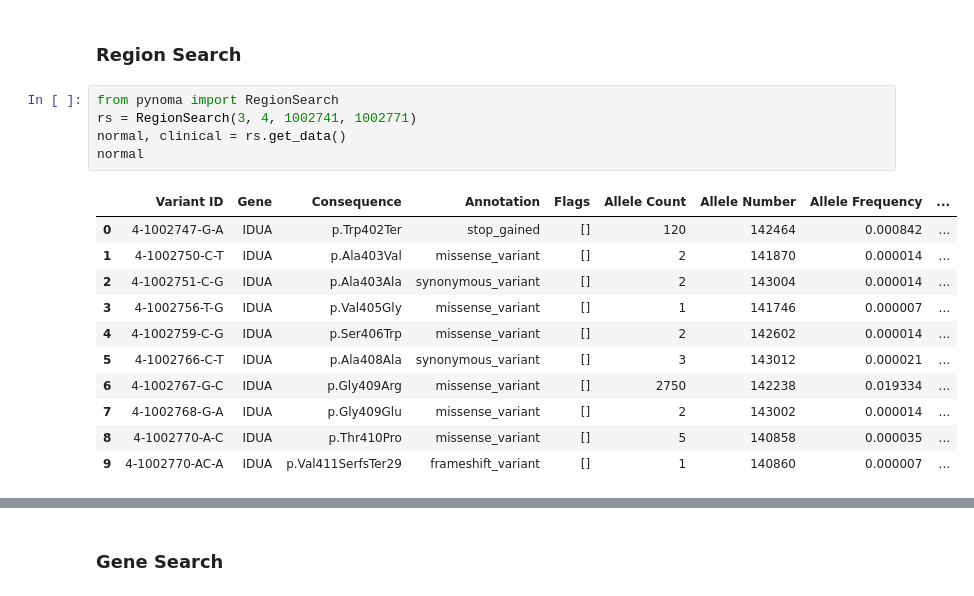
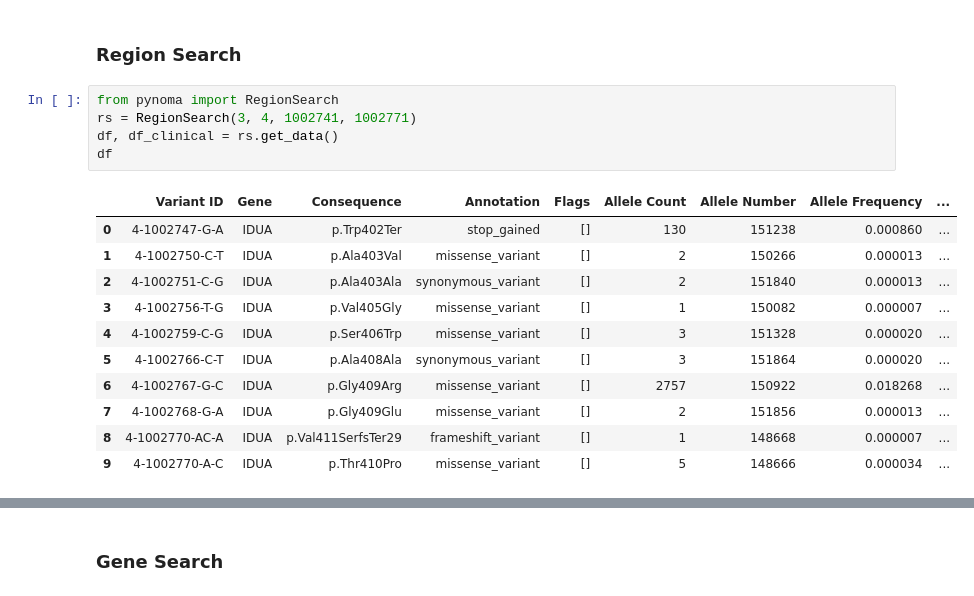
Before and after one commit to bioinfo-hcpa/pynoma, a Jupyter notebook: notebooks/tests.ipynb, the cells around one changed output, grey strips where cells are left out. Cells and saved outputs as stored; diff of their text form.

```diff
--- a/notebooks/tests.ipynb
+++ b/notebooks/tests.ipynb
@@ -3,17 +3,17 @@
 # %%
 from pynoma import RegionSearch
 rs = RegionSearch(3, 4, 1002741, 1002771)
-normal, clinical = rs.get_data()
-normal
+df, df_clinical = rs.get_data()
+df
 # %% [output]
 |  | Variant ID | Gene | Consequence | Annotation | Flags | Allele Count | Allele Number | Allele Frequency | ... |
-| 0 | 4-1002747-G-A | IDUA | p.Trp402Ter | stop_gained | [] | 120 | 142464 | 0.000842 | ... |
-| 1 | 4-1002750-C-T | IDUA | p.Ala403Val | missense_variant | [] | 2 | 141870 | 0.000014 | ... |
-| 2 | 4-1002751-C-G | IDUA | p.Ala403Ala | synonymous_variant | [] | 2 | 143004 | 0.000014 | ... |
-| 3 | 4-1002756-T-G | IDUA | p.Val405Gly | missense_variant | [] | 1 | 141746 | 0.000007 | ... |
-| 4 | 4-1002759-C-G | IDUA | p.Ser406Trp | missense_variant | [] | 2 | 142602 | 0.000014 | ... |
-| 5 | 4-1002766-C-T | IDUA | p.Ala408Ala | synonymous_variant | [] | 3 | 143012 | 0.000021 | ... |
-| 6 | 4-1002767-G-C | IDUA | p.Gly409Arg | missense_variant | [] | 2750 | 142238 | 0.019334 | ... |
-| 7 | 4-1002768-G-A | IDUA | p.Gly409Glu | missense_variant | [] | 2 | 143002 | 0.000014 | ... |
-| 8 | 4-1002770-A-C | IDUA | p.Thr410Pro | missense_variant | [] | 5 | 140858 | 0.000035 | ... |
-| 9 | 4-1002770-AC-A | IDUA | p.Val411SerfsTer29 | frameshift_variant | [] | 1 | 140860 | 0.000007 | ... |
+| 0 | 4-1002747-G-A | IDUA | p.Trp402Ter | stop_gained | [] | 130 | 151238 | 0.000860 | ... |
+| 1 | 4-1002750-C-T | IDUA | p.Ala403Val | missense_variant | [] | 2 | 150266 | 0.000013 | ... |
+| 2 | 4-1002751-C-G | IDUA | p.Ala403Ala | synonymous_variant | [] | 2 | 151840 | 0.000013 | ... |
+| 3 | 4-1002756-T-G | IDUA | p.Val405Gly | missense_variant | [] | 1 | 150082 | 0.000007 | ... |
+| 4 | 4-1002759-C-G | IDUA | p.Ser406Trp | missense_variant | [] | 3 | 151328 | 0.000020 | ... |
+| 5 | 4-1002766-C-T | IDUA | p.Ala408Ala | synonymous_variant | [] | 3 | 151864 | 0.000020 | ... |
+| 6 | 4-1002767-G-C | IDUA | p.Gly409Arg | missense_variant | [] | 2757 | 150922 | 0.018268 | ... |
+| 7 | 4-1002768-G-A | IDUA | p.Gly409Glu | missense_variant | [] | 2 | 151856 | 0.000013 | ... |
+| 8 | 4-1002770-AC-A | IDUA | p.Val411SerfsTer29 | frameshift_variant | [] | 1 | 148668 | 0.000007 | ... |
+| 9 | 4-1002770-A-C | IDUA | p.Thr410Pro | missense_variant | [] | 5 | 148666 | 0.000034 | ... |
```
Also changed, not shown: parts of 12 cells of this notebook, 5 other files.
